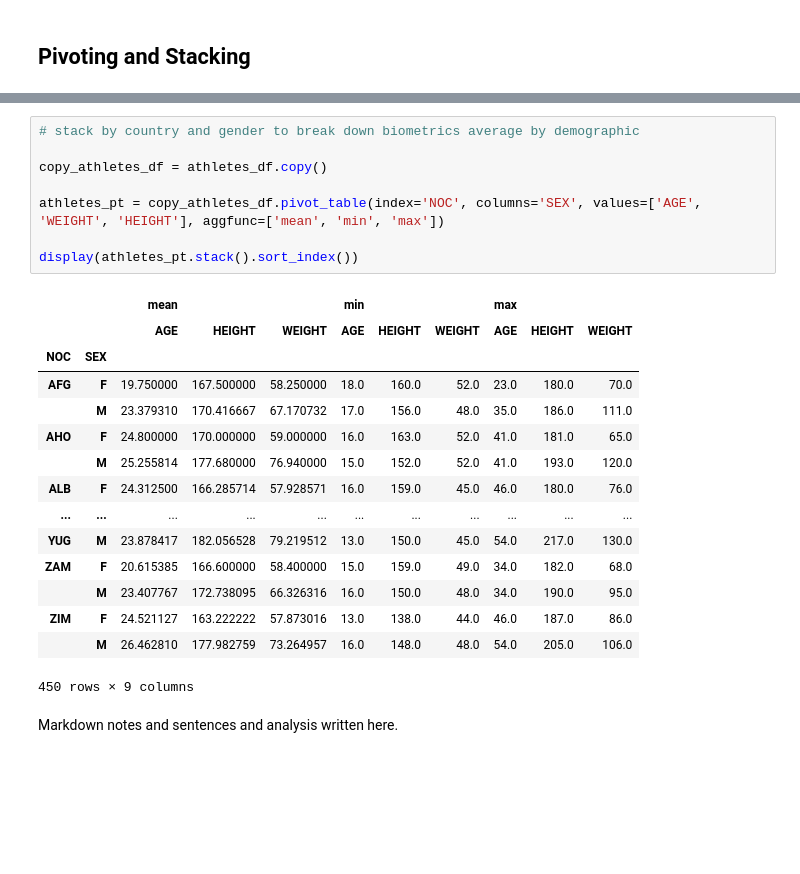
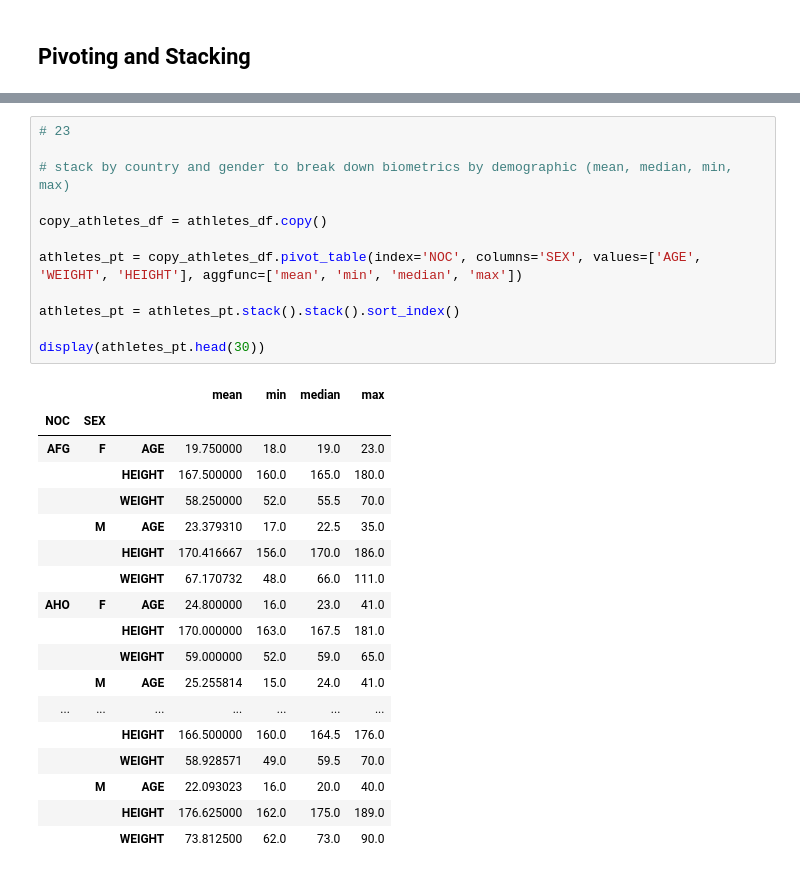
Before and after one commit to srushti-vai/Olympics-Data-Analysis, a Jupyter notebook: Olympics Data Analysis.ipynb, the cells around one changed output, grey strips where cells are left out. Cells and saved outputs as stored; diff of their text form; blank space fills up the shorter version.

```diff
--- a/Olympics Data Analysis.ipynb
+++ b/Olympics Data Analysis.ipynb
@@ -363,26 +636,31 @@ In regards to the above pivot:
 # %%
-# stack by country and gender to break down biometrics average by demographic
+# 23
+
+# stack by country and gender to break down biometrics by demographic (mean, median, min, max)
 
 copy_athletes_df = athletes_df.copy()
 
-athletes_pt = copy_athletes_df.pivot_table(index='NOC', columns='SEX', values=['AGE', 'WEIGHT', 'HEIGHT'], aggfunc=['mean', 'min', 'max'])
+athletes_pt = copy_athletes_df.pivot_table(index='NOC', columns='SEX', values=['AGE', 'WEIGHT', 'HEIGHT'], aggfunc=['mean', 'min', 'median', 'max'])
 
-display(athletes_pt.stack().sort_index())
+athletes_pt = athletes_pt.stack().stack().sort_index()
+
+display(athletes_pt.head(30))
 # %% [output]
-|  |  | mean |  |  | min |  |  | max |  |  |
-|  |  | AGE | HEIGHT | WEIGHT | AGE | HEIGHT | WEIGHT | AGE | HEIGHT | WEIGHT |
-| NOC | SEX |  |  |  |  |  |  |  |  |  |
-| AFG | F | 19.750000 | 167.500000 | 58.250000 | 18.0 | 160.0 | 52.0 | 23.0 | 180.0 | 70.0 |
-|  | M | 23.379310 | 170.416667 | 67.170732 | 17.0 | 156.0 | 48.0 | 35.0 | 186.0 | 111.0 |
-| AHO | F | 24.800000 | 170.000000 | 59.000000 | 16.0 | 163.0 | 52.0 | 41.0 | 181.0 | 65.0 |
-|  | M | 25.255814 | 177.680000 | 76.940000 | 15.0 | 152.0 | 52.0 | 41.0 | 193.0 | 120.0 |
-| ALB | F | 24.312500 | 166.285714 | 57.928571 | 16.0 | 159.0 | 45.0 | 46.0 | 180.0 | 76.0 |
-| ... | ... | ... | ... | ... | ... | ... | ... | ... | ... | ... |
-| YUG | M | 23.878417 | 182.056528 | 79.219512 | 13.0 | 150.0 | 45.0 | 54.0 | 217.0 | 130.0 |
-| ZAM | F | 20.615385 | 166.600000 | 58.400000 | 15.0 | 159.0 | 49.0 | 34.0 | 182.0 | 68.0 |
-|  | M | 23.407767 | 172.738095 | 66.326316 | 16.0 | 150.0 | 48.0 | 34.0 | 190.0 | 95.0 |
-| ZIM | F | 24.521127 | 163.222222 | 57.873016 | 13.0 | 138.0 | 44.0 | 46.0 | 187.0 | 86.0 |
-|  | M | 26.462810 | 177.982759 | 73.264957 | 16.0 | 148.0 | 48.0 | 54.0 | 205.0 | 106.0 |
+|  |  |  | mean | min | median | max |
+| NOC | SEX |  |  |  |  |  |
+| AFG | F | AGE | 19.750000 | 18.0 | 19.0 | 23.0 |
+|  |  | HEIGHT | 167.500000 | 160.0 | 165.0 | 180.0 |
+|  |  | WEIGHT | 58.250000 | 52.0 | 55.5 | 70.0 |
+|  | M | AGE | 23.379310 | 17.0 | 22.5 | 35.0 |
+|  |  | HEIGHT | 170.416667 | 156.0 | 170.0 | 186.0 |
+|  |  | WEIGHT | 67.170732 | 48.0 | 66.0 | 111.0 |
+| AHO | F | AGE | 24.800000 | 16.0 | 23.0 | 41.0 |
+|  |  | HEIGHT | 170.000000 | 163.0 | 167.5 | 181.0 |
+|  |  | WEIGHT | 59.000000 | 52.0 | 59.0 | 65.0 |
+|  | M | AGE | 25.255814 | 15.0 | 24.0 | 41.0 |
+| ... | ... | ... | ... | ... | ... | ... |
+|  |  | HEIGHT | 166.500000 | 160.0 | 164.5 | 176.0 |
+|  |  | WEIGHT | 58.928571 | 49.0 | 59.5 | 70.0 |
+|  | M | AGE | 22.093023 | 16.0 | 20.0 | 40.0 |
+|  |  | HEIGHT | 176.625000 | 162.0 | 175.0 | 189.0 |
+|  |  | WEIGHT | 73.812500 | 62.0 | 73.0 | 90.0 |
-450 rows × 9 columns
-# %% [markdown]
-Markdown notes and sentences and analysis written here.
```
Also changed, not shown: parts of 44 cells of this notebook, 1 other file.
